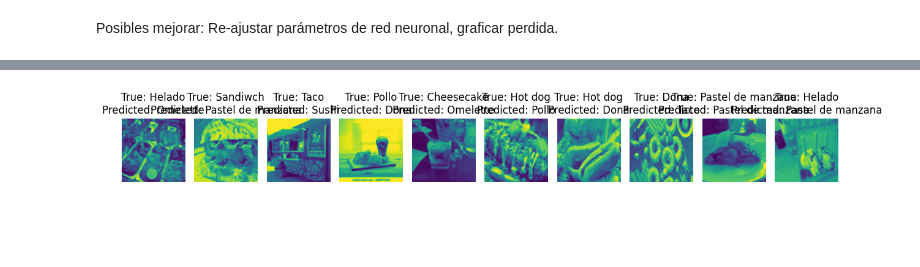
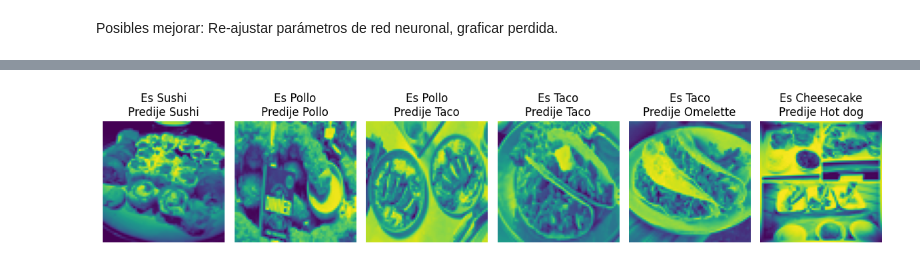
Before and after one commit to DCI-alxogm/ml2023-starmath4, a Jupyter notebook: Proyecto final/Proyecto_final_machine_learnin.ipynb, the cells around one changed output, grey strips where cells are left out. Drawn from its saved outputs; the diff is of its cells as text; code cells hidden in the pictures; blank space fills up the shorter version.

```diff
--- a/Proyecto final/Proyecto_final_machine_learnin.ipynb
+++ b/Proyecto final/Proyecto_final_machine_learnin.ipynb
@@ -114,22 +114,18 @@ test_categorias_x = test_categorias_x.astype('float32') / 255.0
 # %%
 # Crear el modelo
 model = tf.keras.Sequential([
-
-    tf.keras.layers.Conv2D(32, (3, 3), activation='relu', input_shape=(64, 64, 3)),tf.keras.layers.MaxPooling2D((2, 2)),  # Capa convolucional con 32 filtros de 3x3 y función de activación ReLU
-    # Capa de pooling para reducir la dimensionalidad
-    tf.keras.layers.Flatten(), # Capa de aplanado para convertir los datos en un vector 1D
-    tf.keras.layers.Dense(128, activation='relu'),  # Capa densa (totalmente conectada) con 128 neuronas y función de activación ReLU
-    tf.keras.layers.Dense(num_categories, activation='softmax') # Capa de salida con número de neuronas igual al número de categorías y función de activación softmax
+    tf.keras.layers.Conv2D(32, (3, 3), strides=(1, 1), padding='valid', activation='relu', input_shape=(num_px, num_px, 1)),
+    tf.keras.layers.Flatten(),
+    tf.keras.layers.Dense(128, activation='relu'),
+    tf.keras.layers.Dense(num_categories, activation='softmax')
 ])
-
 
 # Compilar el modelo
 model.compile(optimizer='adam', loss='sparse_categorical_crossentropy', metrics=['accuracy'])
 
 # Entrenar el modelo
-# Entrenar el modelo
-batch_size = 40
-epochs = 5
+batch_size = 32
+epochs = 6
 
 history = model.fit(train_categorias_x, train_categorias_y, batch_size=batch_size, epochs=epochs, validation_data=(test_categorias_x, test_categorias_y))
 # %% [output]
@@ -147,7 +145,7 @@ Epoch 5/5
 Posibles mejorar: Re-ajustar parámetros de red neuronal, graficar perdida.
 # %%
 # Obtener algunas imágenes al azar del conjunto de prueba
-num_samples = 10
+num_samples = 6
 random_indices = random.sample(range(len(test_categorias_x)), num_samples)
 sample_images = test_categorias_x[random_indices]
 sample_labels = test_categorias_y[random_indices]
@@ -163,7 +161,7 @@ plt.figure(figsize=(12, 8))
 for i in range(num_samples):
     plt.subplot(1, num_samples, i + 1)
     plt.imshow(sample_images[i])
-    plt.title(f"True: {classes[sample_labels[i]]}\nPredicted: {classes[np.argmax(predictions[i])]}")
+    plt.title(f"Es {classes[sample_labels[i]]}\nPredije {classes[np.argmax(predictions[i])]}")
     plt.axis('off')
 
 plt.tight_layout()
@@ -173 +171 @@ plt.show()
-[figure, old version]
+[figure, new version]
```
Also changed, not shown: parts of 5 cells of this notebook.
